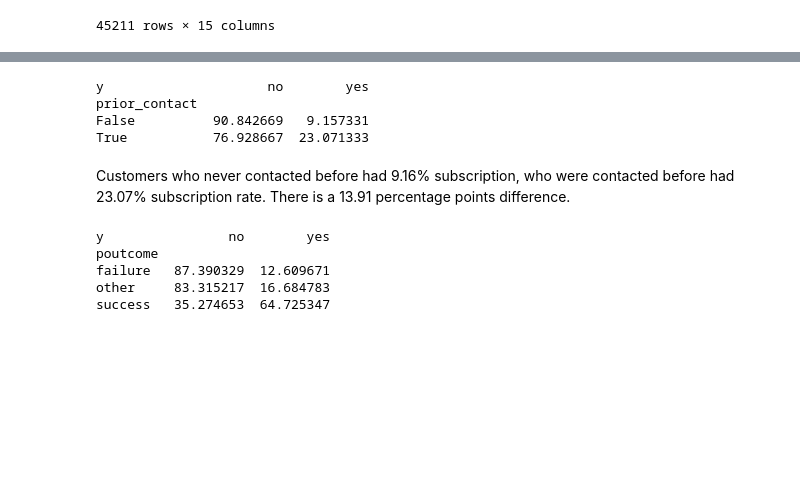
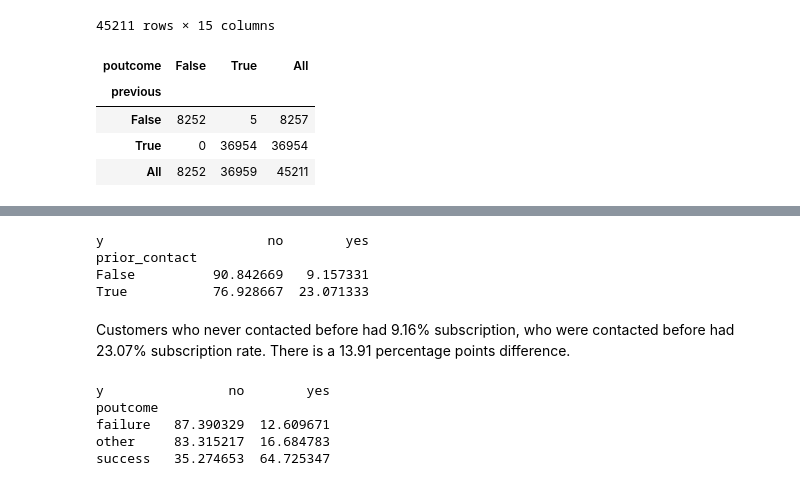
Before and after one commit to guansong8/BA305-Straight-A-Students, a Jupyter notebook: BA305.ipynb, the cells around one changed output, grey strips where cells are left out. Saved outputs shown, nothing was run; the diff lists cells and outputs as text; code cells hidden in the pictures; blank space fills up the shorter version.

```diff
--- a/BA305.ipynb
+++ b/BA305.ipynb
@@ -98,3 +98,15 @@ clean_bankdf
 | 45209 | 57 | blue-collar | married | secondary | no | 668 | no | no | 17 | nov | ... |
 | 45210 | 37 | entrepreneur | married | secondary | no | 2971 | no | no | 17 | nov | ... |
 45211 rows × 15 columns
+# %%
+pd.crosstab(
+    bank_df['previous'] == 0,
+    bank_df['poutcome'].isna(),
+    margins=True
+)
+# %% [output]
+| poutcome | False | True | All |
+| previous |  |  |  |
+| False | 8252 | 5 | 8257 |
+| True | 0 | 36954 | 36954 |
+| All | 8252 | 36959 | 45211 |
```
Also changed, not shown: parts of 2 cells of this notebook.
